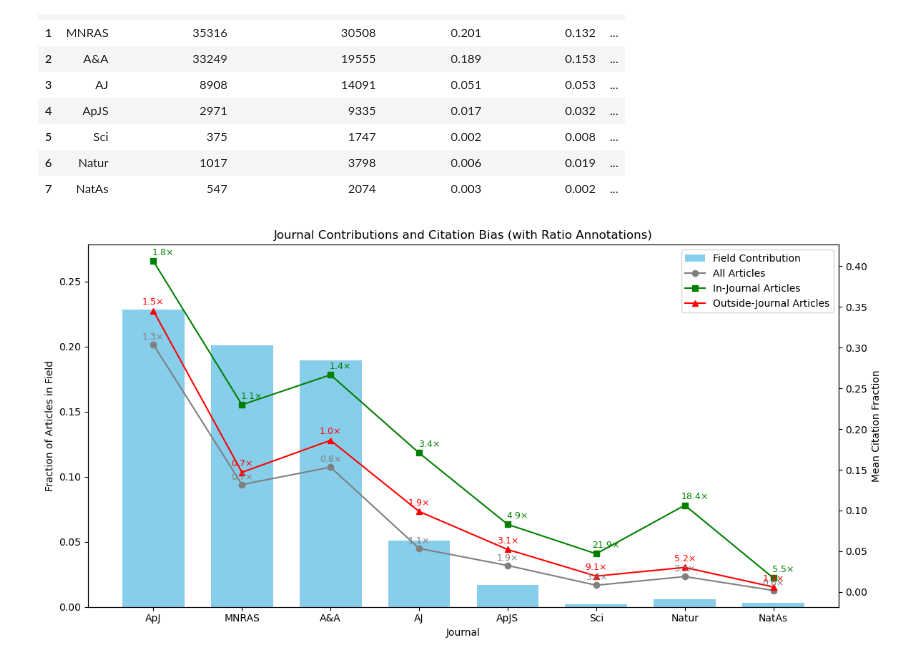
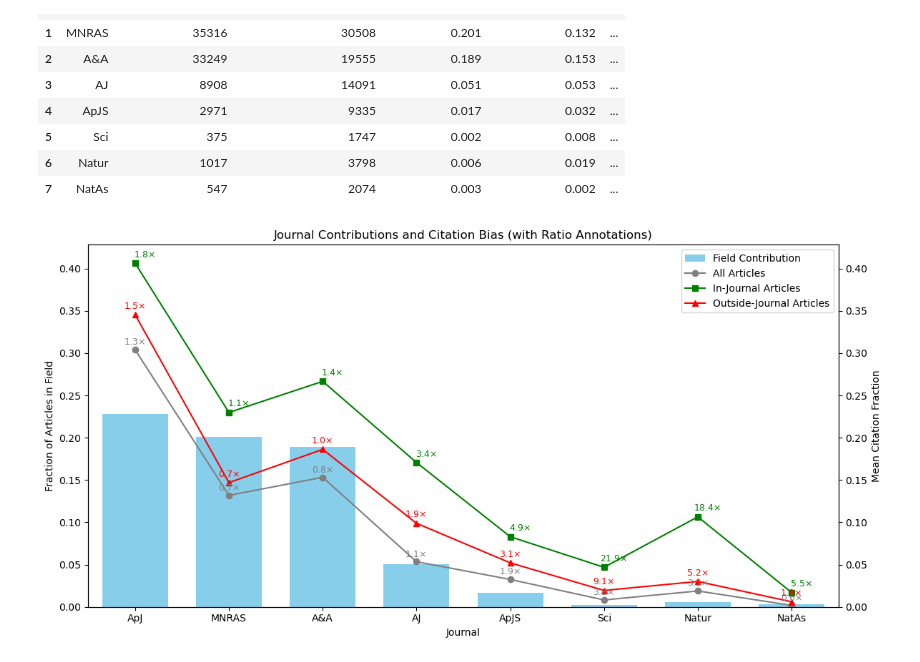
Before and after one commit to vadibekyan/ads_stats, a Jupyter notebook: ads_data_references_github.ipynb, the cells around one changed output. Drawn from its saved outputs; the diff is of its cells as text; code cells hidden in the pictures.

```diff
--- a/ads_data_references_github.ipynb
+++ b/ads_data_references_github.ipynb
@@ -374,7 +374,8 @@ def plot_journal_contributions_and_bias(comparison_df):
     ax1.set_ylabel('Fraction of Articles in Field')
     ax1.set_xlabel('Journal')
     ax1.set_title('Journal Contributions and Citation Bias (with Ratio Annotations)')
-    ax1.set_ylim(0, max(fractions_with_other) + 0.05)
+    ax1.set_xlim(-0.5, len(journals_with_other) - 0.5)
+    ax1.set_ylim(0, max(fractions_with_other) + 0.2)
 
     for bar in bars:
         height = bar.get_height()
@@ -383,32 +384,35 @@ def plot_journal_contributions_and_bias(comparison_df):
 
     # Twin axis for citation lines
     ax2 = ax1.twinx()
+    ax2.set_ylim(ax1.get_ylim())
+
     x_ticks = range(len(comparison_df))
 
     line1 = ax2.plot(x_ticks, comparison_df["mean_f_all_articles"], marker='o', color='gray', label='All Articles')
     line2 = ax2.plot(x_ticks, comparison_df["mean_f_in_journal_author"], marker='s', color='green', label='In-Journal Articles')
     line3 = ax2.plot(x_ticks, comparison_df["mean_f_outside_journal_author"], marker='^', color='red', label='Outside-Journal Articles')
     ax2.set_ylabel('Mean Citation Fraction')
 
     # Annotate ratios
     for i, x in enumerate(x_ticks):
         ax2.annotate(f"{ratios_all[i]:.1f}×", xy=(x, comparison_df["mean_f_all_articles"].iloc[i]),
                      xytext=(0, 5), textcoords="offset points", ha='center', color='gray', fontsize=9)
         ax2.annotate(f"{ratios_in[i]:.1f}×", xy=(x, comparison_df["mean_f_in_journal_author"].iloc[i]),
                      xytext=(10, 6), textcoords="offset points", ha='center', color='green', fontsize=9)
         ax2.annotate(f"{ratios_out[i]:.1f}×", xy=(x, comparison_df["mean_f_outside_journal_author"].iloc[i]),
                      xytext=(0, 6), textcoords="offset points", ha='center', color='red', fontsize=9)
 
     # Combine legends
     lines, labels = ax1.get_legend_handles_labels()
     lines2, labels2 = ax2.get_legend_handles_labels()
     ax1.legend(lines + lines2, labels + labels2, loc='upper right')
 
-    plt.xticks(rotation=45)
     plt.tight_layout()
+    plt.savefig("figures/journal_contributions_bias.png", dpi=300, bbox_inches='tight')  # or .pdf
     plt.show()
+
 
 # Example usage:
 plot_journal_contributions_and_bias(comparison_df)
 # %% [output]
-[figure, old version]
+[figure, new version]
```
